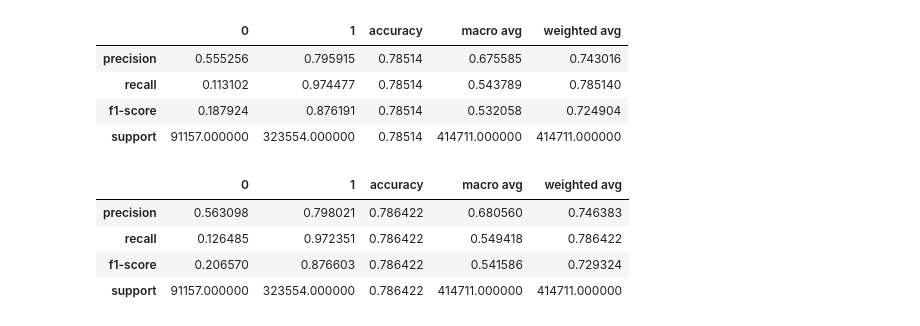
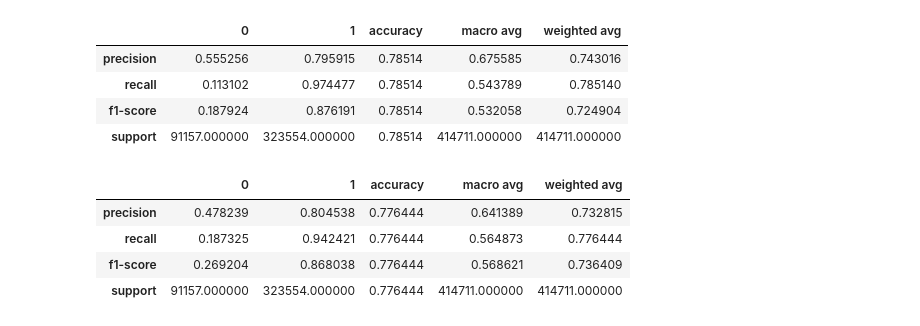
Before and after one commit to 14ravisoni/loan-prediction-lending-data, a Jupyter notebook: jupyter_notebook/Lending_Club_Data_Model.ipynb, the cells around one changed output. Cells and saved outputs as stored; diff of their text form; code cells hidden in the pictures.

```diff
--- a/jupyter_notebook/Lending_Club_Data_Model.ipynb
+++ b/jupyter_notebook/Lending_Club_Data_Model.ipynb
@@ -379,7 +379,7 @@ Please also refer to the documentation for alternative solver options:
 # %%
 from sklearn.ensemble import GradientBoostingClassifier
 
-gbtree = GradientBoostingClassifier(learning_rate=0.1)
+gbtree = GradientBoostingClassifier(learning_rate=0.1, n_estimators = 20)
 gbtree.fit(X_train,y_train)
 y_pred = lr.predict(X_test)
 
@@ -392,8 +392,8 @@ pickle.dump(gbtree, pickle_out)
 
 from sklearn.metrics import classification_report
 
-clf_report = pd.DataFrame(classification_report(y_test, y_pred, output_dict=True))
-clf_report
+GradientBoostingClassifier_report = pd.DataFrame(classification_report(y_test, y_pred, output_dict=True))
+GradientBoostingClassifier_report
 # %% [output]
 |  | 0 | 1 | accuracy | macro avg | weighted avg |
 | precision | 0.555256 | 0.795915 | 0.78514 | 0.675585 | 0.743016 |
@@ -403,27 +403,27 @@ clf_report
 # %%
 from sklearn.ensemble import RandomForestClassifier
 
-rf = RandomForestClassifier()
+rf = RandomForestClassifier(n_estimators=20, n_jobs=-1)
 rf.fit(X_train,y_train)
 y_pred = rf.predict(X_test)
 
 
 import pickle
 
 pickle_out = open('models/models/model_RandomForestClassifier.pkl','wb')
 pickle.dump(rf, pickle_out)
 
 
 from sklearn.metrics import classification_report
 
-clf_report = pd.DataFrame(classification_report(y_test, y_pred, output_dict=True))
-clf_report
+RandomForestClassifier_report = pd.DataFrame(classification_report(y_test, y_pred, output_dict=True))
+RandomForestClassifier_report
 # %% [output]
 |  | 0 | 1 | accuracy | macro avg | weighted avg |
-| precision | 0.563098 | 0.798021 | 0.786422 | 0.680560 | 0.746383 |
-| recall | 0.126485 | 0.972351 | 0.786422 | 0.549418 | 0.786422 |
-| f1-score | 0.206570 | 0.876603 | 0.786422 | 0.541586 | 0.729324 |
-| support | 91157.000000 | 323554.000000 | 0.786422 | 414711.000000 | 414711.000000 |
+| precision | 0.478239 | 0.804538 | 0.776444 | 0.641389 | 0.732815 |
+| recall | 0.187325 | 0.942421 | 0.776444 | 0.564873 | 0.776444 |
+| f1-score | 0.269204 | 0.868038 | 0.776444 | 0.568621 | 0.736409 |
+| support | 91157.000000 | 323554.000000 | 0.776444 | 414711.000000 | 414711.000000 |
 # %%
 import xgboost as xgb
 
```
Also changed, not shown: parts of 4 cells of this notebook.
